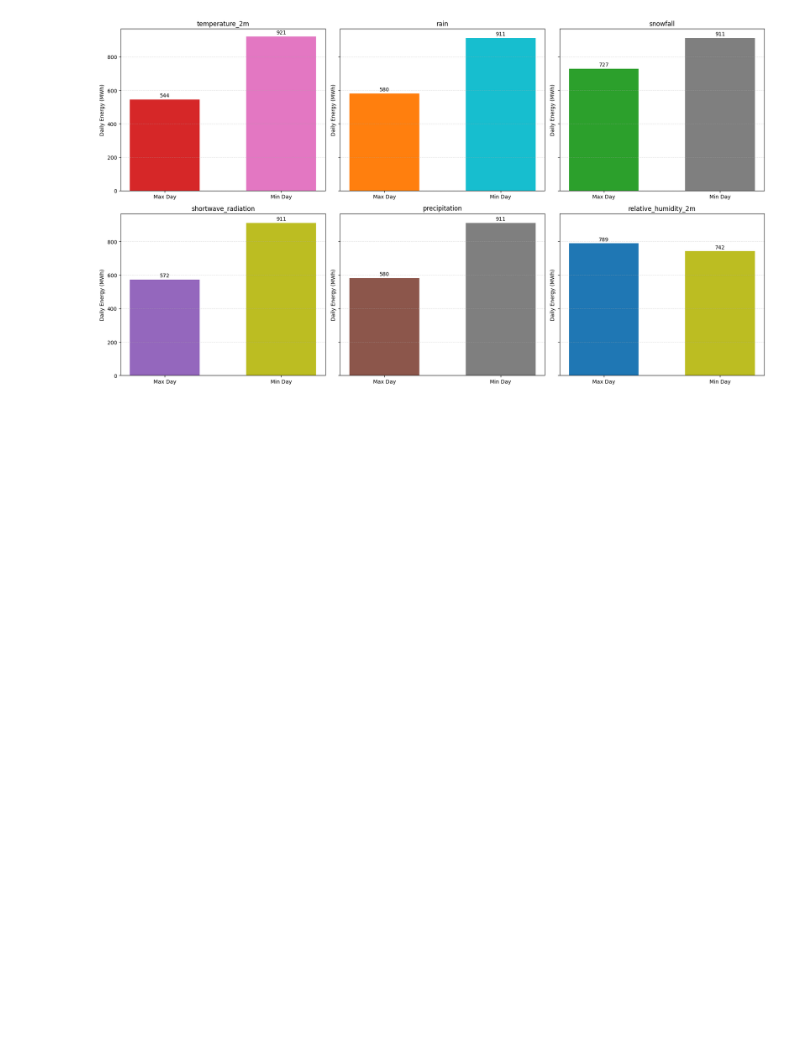
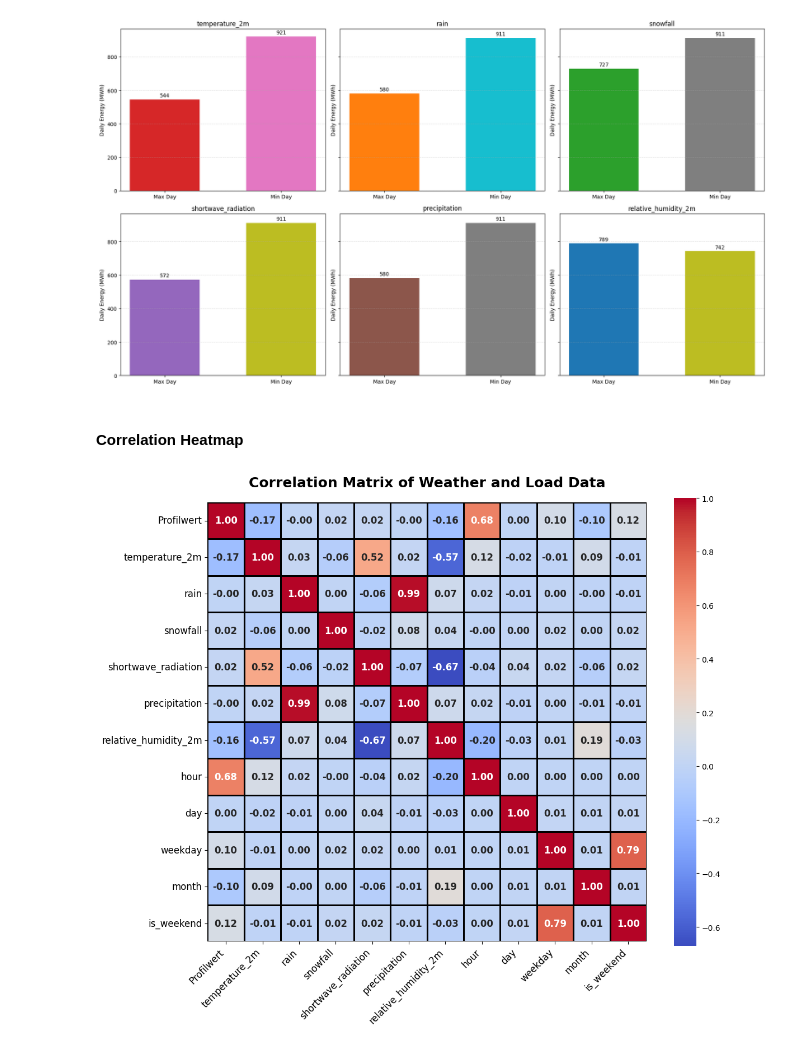
Before and after one commit to connectashish028/loadprofileeda, a Jupyter notebook: data_analysis.ipynb, the cells around one changed output. Drawn from its saved outputs; the diff is of its cells as text; code cells hidden in the pictures; blank space fills up the shorter version.

```diff
--- a/data_analysis.ipynb
+++ b/data_analysis.ipynb
@@ -989,3 +983,26 @@ plt.tight_layout()
 plt.show()
 # %% [output]
 [figure]
+# %% [markdown]
+#### Correlation Heatmap
+# %%
+plt.figure(figsize=(12, 10))  # Increased figure size for better readability
+
+sns.heatmap(
+    corr_df,
+    annot=True,
+    fmt=".2f",
+    cmap='coolwarm',
+    square=True,
+    linewidths=1,
+    linecolor='black',
+    annot_kws={"size": 12, "weight": "bold"}
+)
+
+plt.title('Correlation Matrix of Weather and Load Data', fontsize=18, weight='bold', pad=20)
+plt.xticks(rotation=45, ha='right', fontsize=12)
+plt.yticks(rotation=0, fontsize=12)
+plt.tight_layout()
+plt.show()
+# %% [output]
+[figure, added]
```
Also changed, not shown: parts of 6 cells of this notebook.
